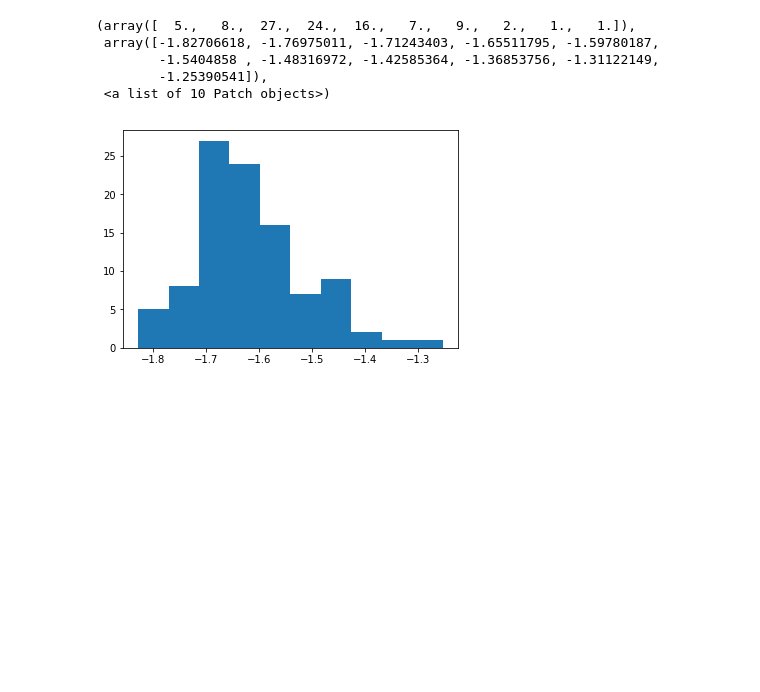
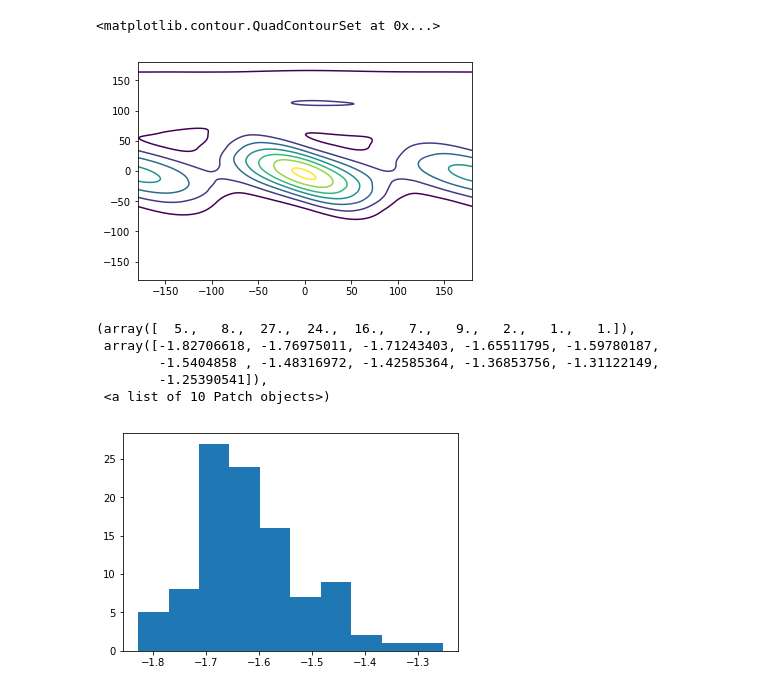
Before and after one commit to maa805/mining-minima, a Jupyter notebook: first_gen_mining_minima.ipynb, the cells around one changed output. Saved outputs shown, nothing was run; the diff lists cells and outputs as text; code cells hidden in the pictures; blank space fills up the shorter version.

```diff
--- a/first_gen_mining_minima.ipynb
+++ b/first_gen_mining_minima.ipynb
@@ -208,6 +202,11 @@ def check_minimum(pose, phi_lists, psi_lists):
             return True
 
     return False
+# %%
+
+pose = pose_from_sequence('a[ALA:C_methylamidated]')
+pmm = PyMOLMover()
+pmm.apply(pose)
 # %%
 energies = []
 
@@ -312,0 +302,17 @@ core.chemical.GlobalResidueTypeSet: Finished initializing fa_standard residue ty
+# %%
+pmm.apply(pose_original)
+pose = Pose()
+pose.assign(pose_original)
+phi = np.linspace(-180, 180, 361)
+psi = np.linspace(-180, 180, 361)
+
+energy = np.zeros((361, 361))
+
+for ii, x in enumerate(phi):
+
+    pose.set_torsion(TorsionID(1, BB, 2), x)
+    for jj, y in enumerate(psi):
+
+        pose.set_torsion(TorsionID(1, BB, 3), y)
+        pmm.apply(pose)
+        energy[ii, jj] = scorefxn(pose)
@@ -313,6 +339,11 @@ core.chemical.GlobalResidueTypeSet: Finished initializing fa_standard residue ty
 # %%
 import matplotlib as mpl
 import matplotlib.pyplot as plt
+# %%
+plt.contour(phi, psi, energy)
+# %% [output]
+<matplotlib.contour.QuadContourSet at 0x...>
+[figure, added]
 # %%
 plt.hist(energies, 10)
 # %% [output]
```
Also changed, not shown: parts of 3 cells of this notebook, 12 other files.
